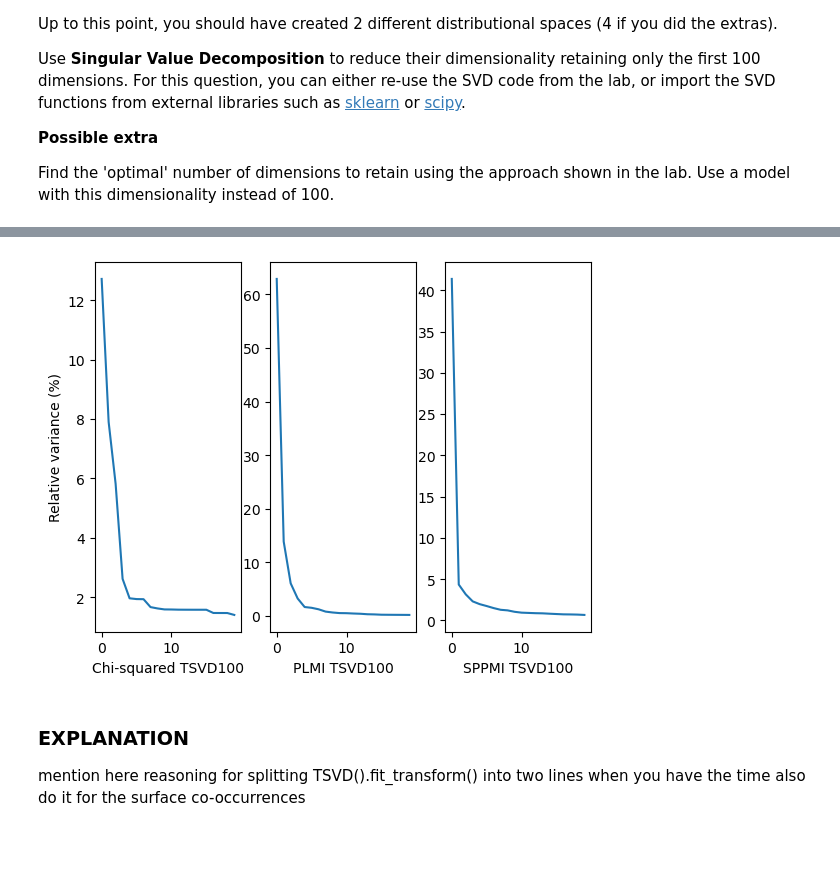
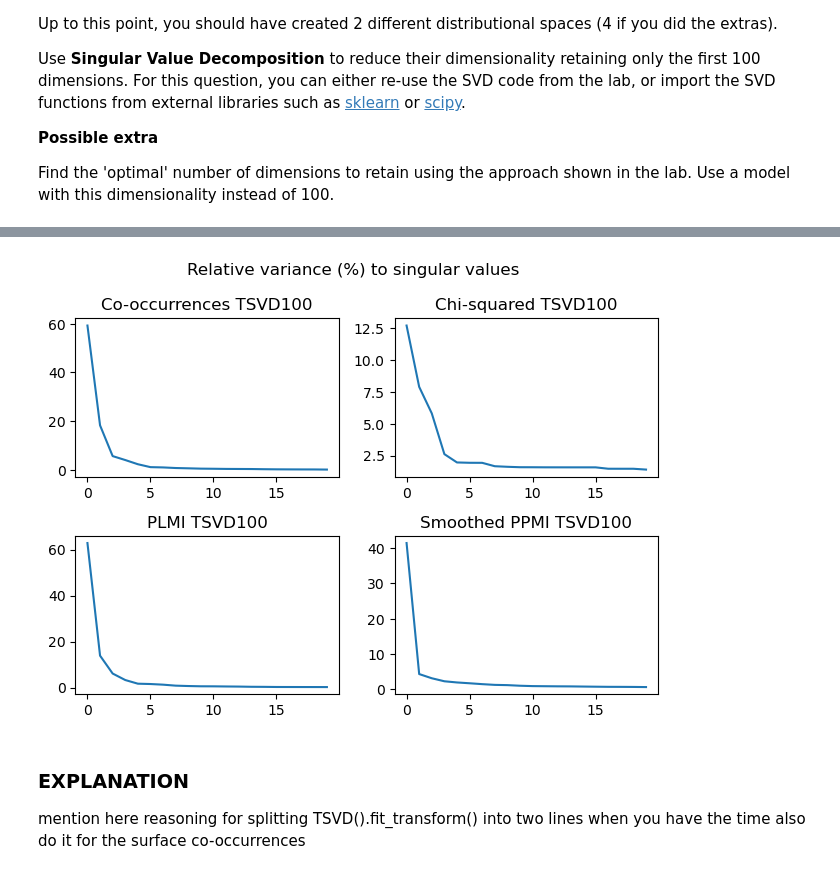
Before and after one commit to zhao-rry/AUC_TM_2025, a Jupyter notebook: my_stuff/ass2_harry/notebook.ipynb, the cells around one changed output, grey strips where cells are left out. Saved outputs shown, nothing was run; the diff lists cells and outputs as text; code cells hidden in the pictures; blank space fills up the shorter version.

```diff
--- a/my_stuff/ass2_harry/notebook.ipynb
+++ b/my_stuff/ass2_harry/notebook.ipynb
@@ -307,16 +307,14 @@ import matplotlib.pyplot as plt
 
 dimensions = 100
 
-# do here the same for surface co-occurrences?
+surface_co_tsvd100 = TSVD(n_components = dimensions, algorithm = "arpack")
+surface_co_tsvd100_mat = surface_co_tsvd100.fit_transform(surface_co_mat)
 
-chisq_tsvd100_mat = TSVD(n_components = dimensions, algorithm = "arpack")
-chisq_tsvd100_mat.fit_transform(chisq_mat)
-# chisq_tsvd100_sim_mat = cosine_similarity(chisq_tsvd100_mat)
+chisq_tsvd100 = TSVD(n_components = dimensions, algorithm = "arpack")
+chisq_tsvd100_mat = chisq_tsvd100.fit_transform(chisq_mat)
 
-plmi_tsvd100_mat = TSVD(n_components = dimensions, algorithm = "arpack")
-plmi_tsvd100_mat.fit_transform(plmi_mat)
-# plmi_tsvd100_sim_mat = cosine_similarity(plmi_tsvd100_mat)
+plmi_tsvd100 = TSVD(n_components = dimensions, algorithm = "arpack")
+plmi_tsvd100_mat = plmi_tsvd100.fit_transform(plmi_mat)
 
-sppmi_tsvd100_mat = TSVD(n_components = dimensions, algorithm = "arpack")
-sppmi_tsvd100_mat.fit_transform(sppmi_mat)
-# sppmi_tsvd100_sim_mat = cosine_similarity(sppmi_tsvd100_mat)
+sppmi_tsvd100 = TSVD(n_components = dimensions, algorithm = "arpack")
+sppmi_tsvd100_mat = sppmi_tsvd100.fit_transform(sppmi_mat)
@@ -337,25 +321,27 @@ array([[ 4.50483721e+01,  3.49117078e-01, -1.43595458e+00, ...,
 # %%
 # finding optimal number of dimensions
 
-measure_to_mat = {"Chi-squared TSVD100": chisq_tsvd100_mat,
-                 "PLMI TSVD100": plmi_tsvd100_mat,
-                 "SPPMI TSVD100": sppmi_tsvd100_mat}
+measure_to_svd = {"Co-occurrences TSVD100" : surface_co_tsvd100,
+                  "Chi-squared TSVD100" : chisq_tsvd100,
+                 "PLMI TSVD100" : plmi_tsvd100,
+                 "Smoothed PPMI TSVD100" : sppmi_tsvd100}
 
-fig, axes = plt.subplots(1, 3)
+fig, axes = plt.subplots(2, 2)
 
-for i, (measure, matrix) in enumerate(measure_to_mat.items()):
-    S = matrix.singular_values_
-    explained_var = (S ** 2 / sum(S ** 2)) * 100
+for i, (measure, svd) in enumerate(measure_to_svd.items()):
+    S_sq = svd.singular_values_ ** 2
+    explained_var = (S_sq / sum(S_sq)) * 100
     y = explained_var[:20]
     x = np.arange(len(y))
 
-    axes[i].plot(x, y, ls = '-')
-    axes[i].set(xlabel = measure)
+    axes[i // 2][i % 2].plot(x, y, ls = '-')
+    axes[i // 2][i % 2].set_title(measure)
 
-axes[0].set(ylabel = "Relative variance (%)")
+fig.suptitle("Relative variance (%) to singular values")
+fig.tight_layout()
 plt.show()
 # %% [output]
-[figure, old version]
+[figure, new version]
 # %%
 # using new values for dimensions based on
 # the inflection points in scree plot
```
Also changed, not shown: parts of 9 cells of this notebook.
